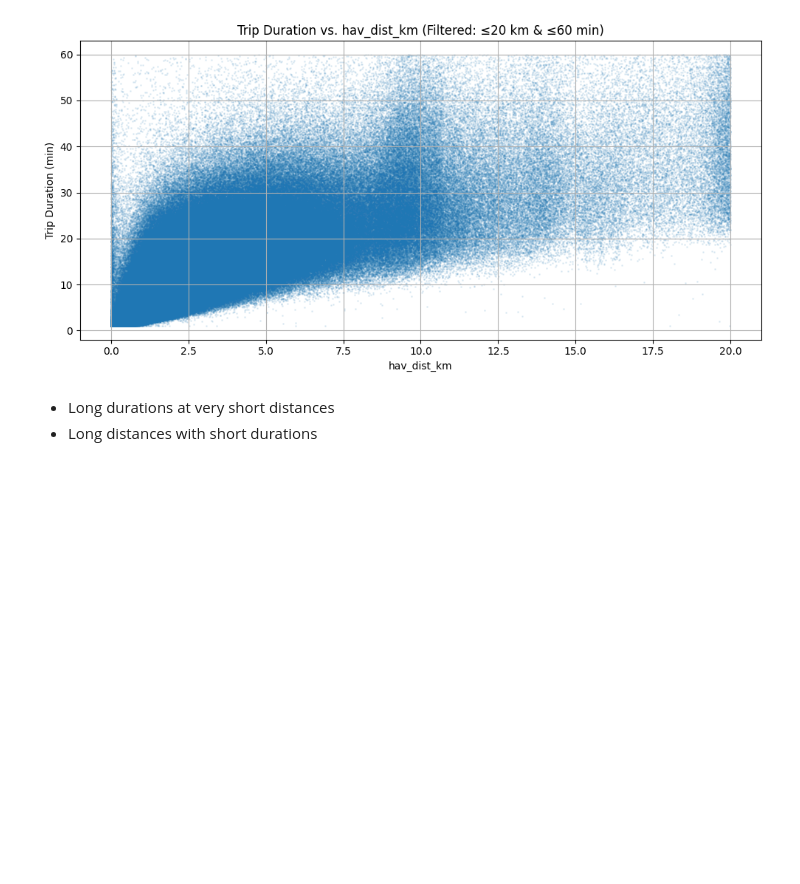
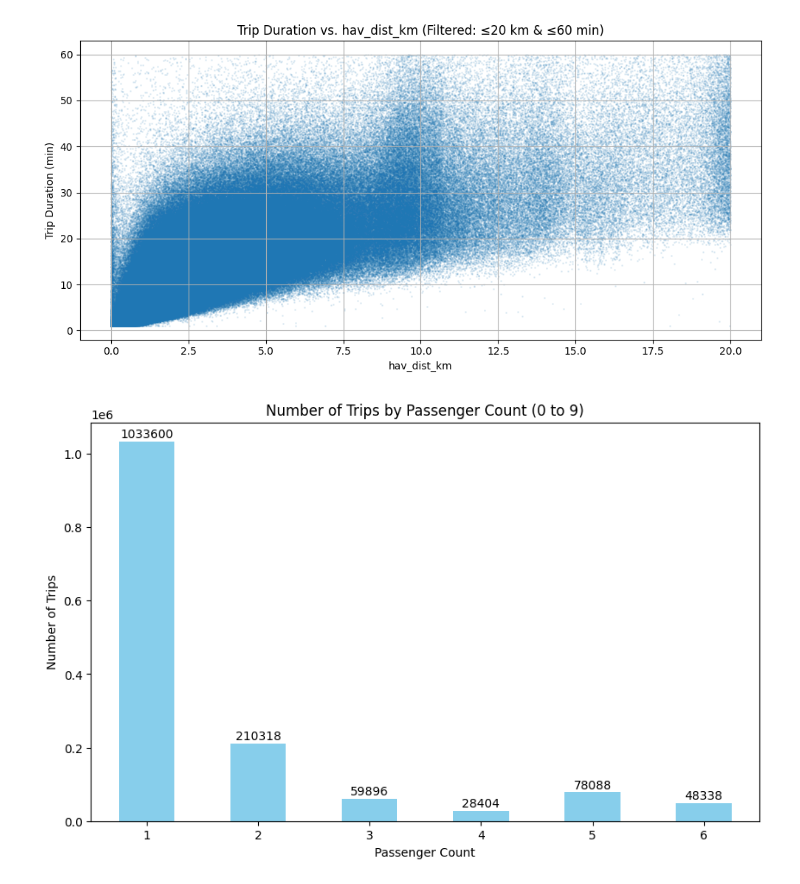
Before and after one commit to Niki123456123456/taxi_trip_duration, a Jupyter notebook: src/taxi.ipynb, the cells around one changed output. Saved outputs shown, nothing was run; the diff lists cells and outputs as text; code cells hidden in the pictures; blank space fills up the shorter version.

Commit message:
add more plots

```diff
--- a/src/taxi.ipynb
+++ b/src/taxi.ipynb
@@ -239,6 +227,23 @@ plt.tight_layout()
 plt.show()
 # %% [output]
 [figure]
-# %% [markdown]
-- Long durations at very short distances
-- Long distances with short durations
+# %%
+# Count the number of trips for each passenger count
+passenger_count_distribution = taxi_df['passenger_count'].value_counts().sort_index()
+
+# Filter for passenger counts from 0 to 9
+passenger_count_distribution = passenger_count_distribution.loc[0:9]
+
+# Plot the distribution
+plt.figure(figsize=(10, 6))
+passenger_count_distribution.plot(kind='bar', color='skyblue')
+plt.title('Number of Trips by Passenger Count (0 to 9)')
+plt.xlabel('Passenger Count')
+plt.ylabel('Number of Trips')
+plt.xticks(rotation=0)
+# Annotate the bars with the number of trips
+for index, value in enumerate(passenger_count_distribution):
+    plt.text(index, value + max(passenger_count_distribution) * 0.01, str(value), ha='center', fontsize=10)
+plt.show()
+# %% [output]
+[figure, added]
```
Also changed, not shown: parts of 12 cells of this notebook.
